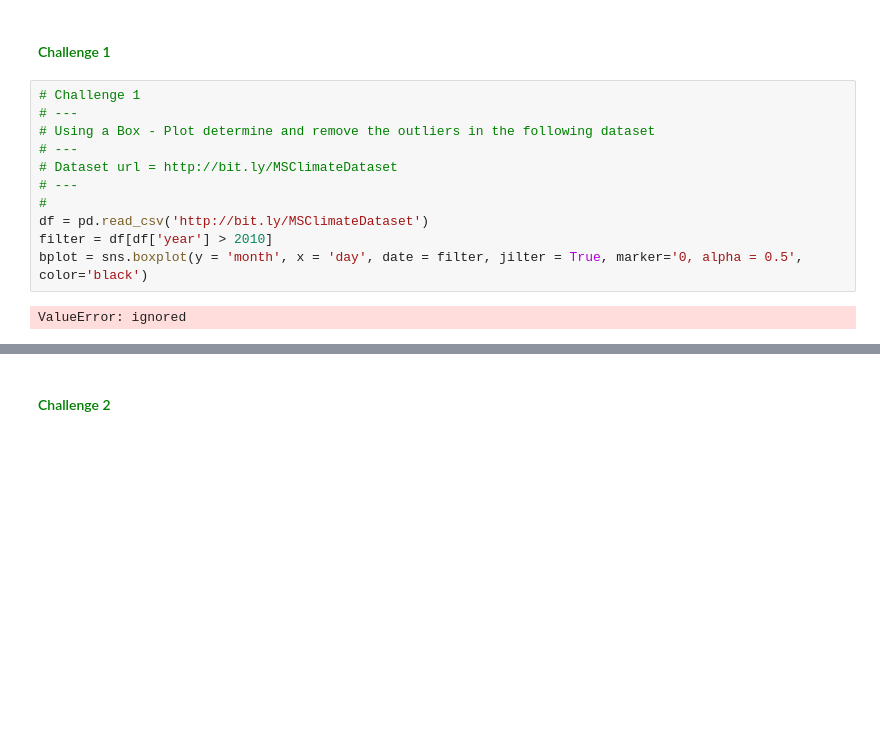
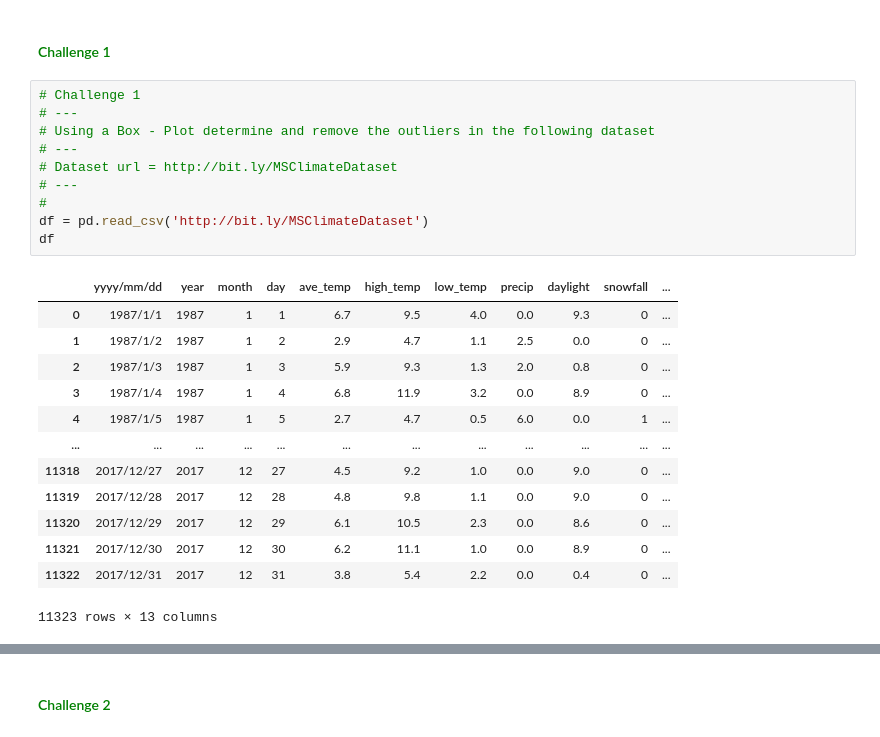
Before and after one commit to GlendahMoraa/prep-course, a Jupyter notebook: Python Programming_ Outliers.ipynb, the cells around one changed output, grey strips where cells are left out. Drawn from its saved outputs; the diff is of its cells as text; blank space fills up the shorter version.

```diff
--- a/Python Programming_ Outliers.ipynb
+++ b/Python Programming_ Outliers.ipynb
@@ -252,13 +250,24 @@ print(df.shape)
 # %%
 # Challenge 1
 # ---
 # Using a Box - Plot determine and remove the outliers in the following dataset
 # ---
 # Dataset url = http://bit.ly/MSClimateDataset
 # ---
 #
 df = pd.read_csv('http://bit.ly/MSClimateDataset')
-filter = df[df['year'] > 2010]
-bplot = sns.boxplot(y = 'month', x = 'day', date = filter, jilter = True, marker='0, alpha = 0.5', color='black')
+df
 # %% [output]
+|  | yyyy/mm/dd | year | month | day | ave_temp | high_temp | low_temp | precip | daylight | snowfall | ... |
+| 0 | 1987/1/1 | 1987 | 1 | 1 | 6.7 | 9.5 | 4.0 | 0.0 | 9.3 | 0 | ... |
+| 1 | 1987/1/2 | 1987 | 1 | 2 | 2.9 | 4.7 | 1.1 | 2.5 | 0.0 | 0 | ... |
+| 2 | 1987/1/3 | 1987 | 1 | 3 | 5.9 | 9.3 | 1.3 | 2.0 | 0.8 | 0 | ... |
+| 3 | 1987/1/4 | 1987 | 1 | 4 | 6.8 | 11.9 | 3.2 | 0.0 | 8.9 | 0 | ... |
+| 4 | 1987/1/5 | 1987 | 1 | 5 | 2.7 | 4.7 | 0.5 | 6.0 | 0.0 | 1 | ... |
+| ... | ... | ... | ... | ... | ... | ... | ... | ... | ... | ... | ... |
+| 11318 | 2017/12/27 | 2017 | 12 | 27 | 4.5 | 9.2 | 1.0 | 0.0 | 9.0 | 0 | ... |
+| 11319 | 2017/12/28 | 2017 | 12 | 28 | 4.8 | 9.8 | 1.1 | 0.0 | 9.0 | 0 | ... |
+| 11320 | 2017/12/29 | 2017 | 12 | 29 | 6.1 | 10.5 | 2.3 | 0.0 | 8.6 | 0 | ... |
+| 11321 | 2017/12/30 | 2017 | 12 | 30 | 6.2 | 11.1 | 1.0 | 0.0 | 8.9 | 0 | ... |
+| 11322 | 2017/12/31 | 2017 | 12 | 31 | 3.8 | 5.4 | 2.2 | 0.0 | 0.4 | 0 | ... |
-ValueError: ignored
+11323 rows × 13 columns
```
Also changed, not shown: parts of 10 cells of this notebook, 7 other files.
